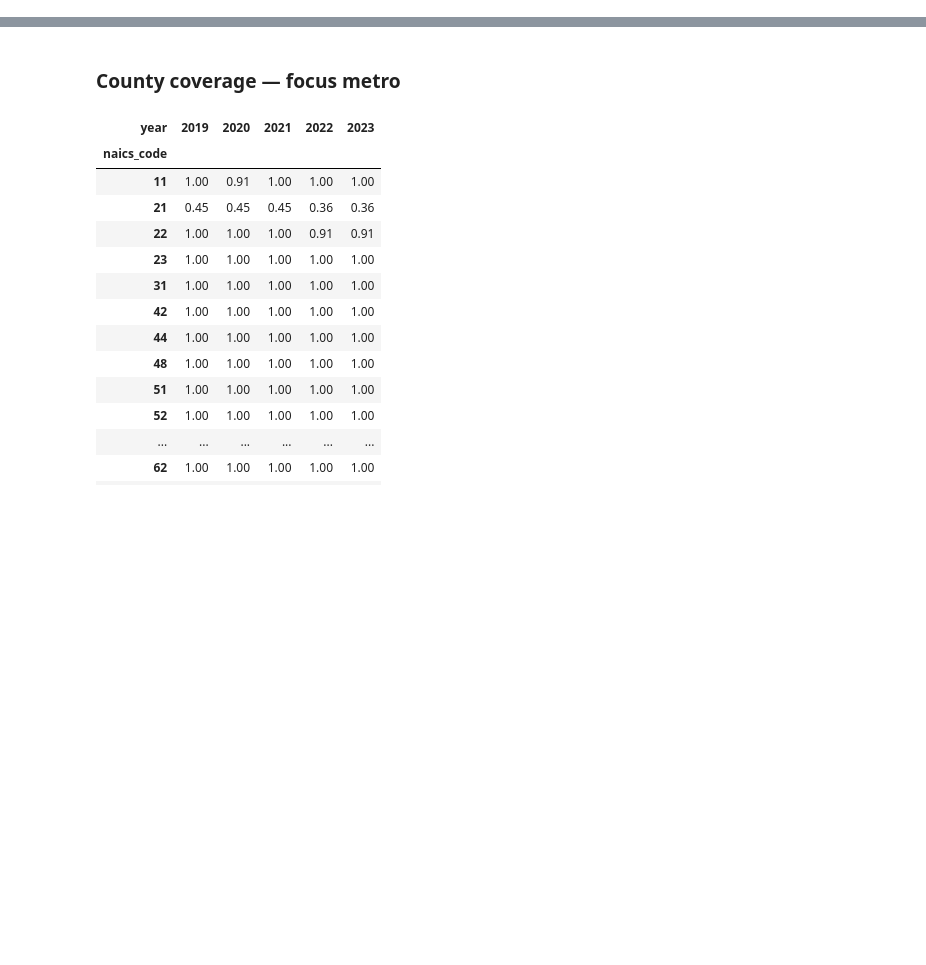
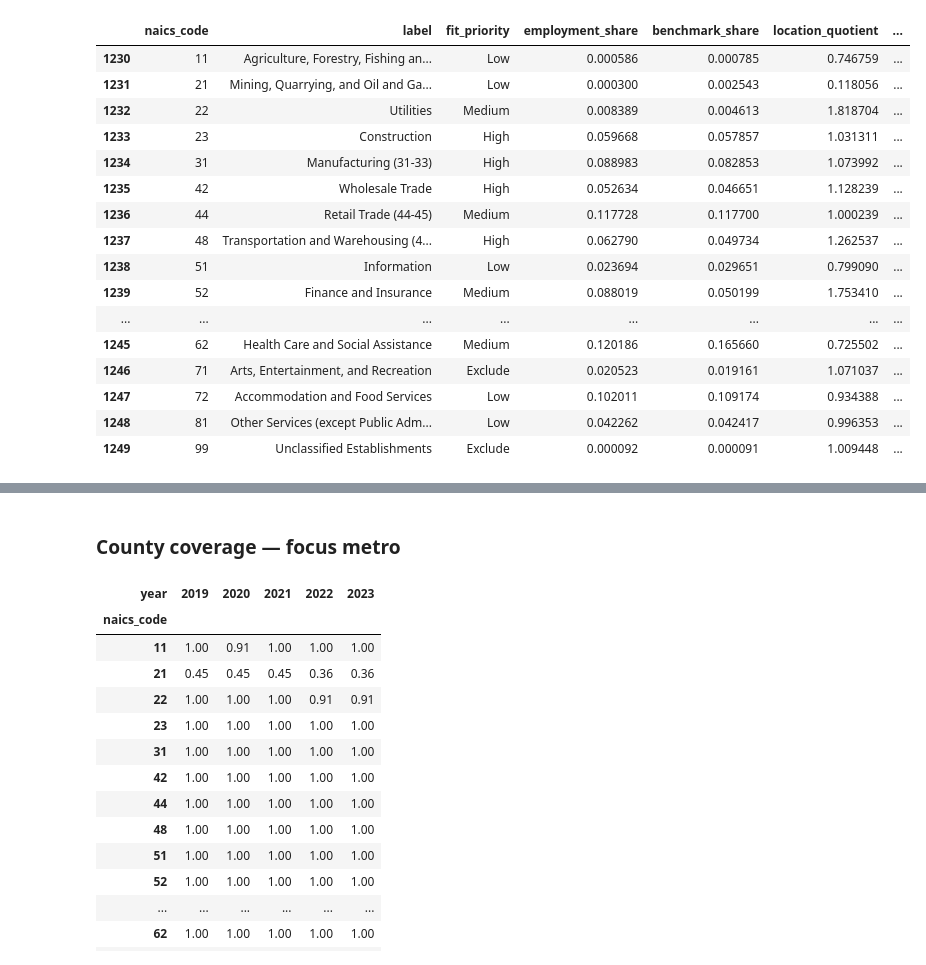
Before and after one commit to Kottakotavenkatakeerthika/bankunited-market-expansion, a Jupyter notebook: notebooks/industry_fit_exploration.ipynb, the cells around one changed output, grey strips where cells are left out. Cells and saved outputs as stored; diff of their text form; code cells hidden in the pictures; blank space fills up the shorter version.

```diff
--- a/notebooks/industry_fit_exploration.ipynb
+++ b/notebooks/industry_fit_exploration.ipynb
@@ -565,0 +242,21 @@ assert (coverage_summary.published_rows + coverage_summary.absent_sector_rows).e
+# %%
+focus_lq = tables["specialization"].loc[lambda d: d.cbsa_code.eq(FOCUS_CBSA)]
+display(focus_lq[["naics_code", "label", "fit_priority", "employment_share", "benchmark_share", "location_quotient", "benchmark_metros"]])
+# %% [output]
+|  | naics_code | label | fit_priority | employment_share | benchmark_share | location_quotient | ... |
+| 1230 | 11 | Agriculture, Forestry, Fishing an... | Low | 0.000586 | 0.000785 | 0.746759 | ... |
+| 1231 | 21 | Mining, Quarrying, and Oil and Ga... | Low | 0.000300 | 0.002543 | 0.118056 | ... |
+| 1232 | 22 | Utilities | Medium | 0.008389 | 0.004613 | 1.818704 | ... |
+| 1233 | 23 | Construction | High | 0.059668 | 0.057857 | 1.031311 | ... |
+| 1234 | 31 | Manufacturing (31-33) | High | 0.088983 | 0.082853 | 1.073992 | ... |
+| 1235 | 42 | Wholesale Trade | High | 0.052634 | 0.046651 | 1.128239 | ... |
+| 1236 | 44 | Retail Trade (44-45) | Medium | 0.117728 | 0.117700 | 1.000239 | ... |
+| 1237 | 48 | Transportation and Warehousing (4... | High | 0.062790 | 0.049734 | 1.262537 | ... |
+| 1238 | 51 | Information | Low | 0.023694 | 0.029651 | 0.799090 | ... |
+| 1239 | 52 | Finance and Insurance | Medium | 0.088019 | 0.050199 | 1.753410 | ... |
+| ... | ... | ... | ... | ... | ... | ... | ... |
+| 1245 | 62 | Health Care and Social Assistance | Medium | 0.120186 | 0.165660 | 0.725502 | ... |
+| 1246 | 71 | Arts, Entertainment, and Recreation | Exclude | 0.020523 | 0.019161 | 1.071037 | ... |
+| 1247 | 72 | Accommodation and Food Services | Low | 0.102011 | 0.109174 | 0.934388 | ... |
+| 1248 | 81 | Other Services (except Public Adm... | Low | 0.042262 | 0.042417 | 0.996353 | ... |
+| 1249 | 99 | Unclassified Establishments | Exclude | 0.000092 | 0.000091 | 1.009448 | ... |
```
Also changed, not shown: parts of 54 cells of this notebook, 7 other files.
